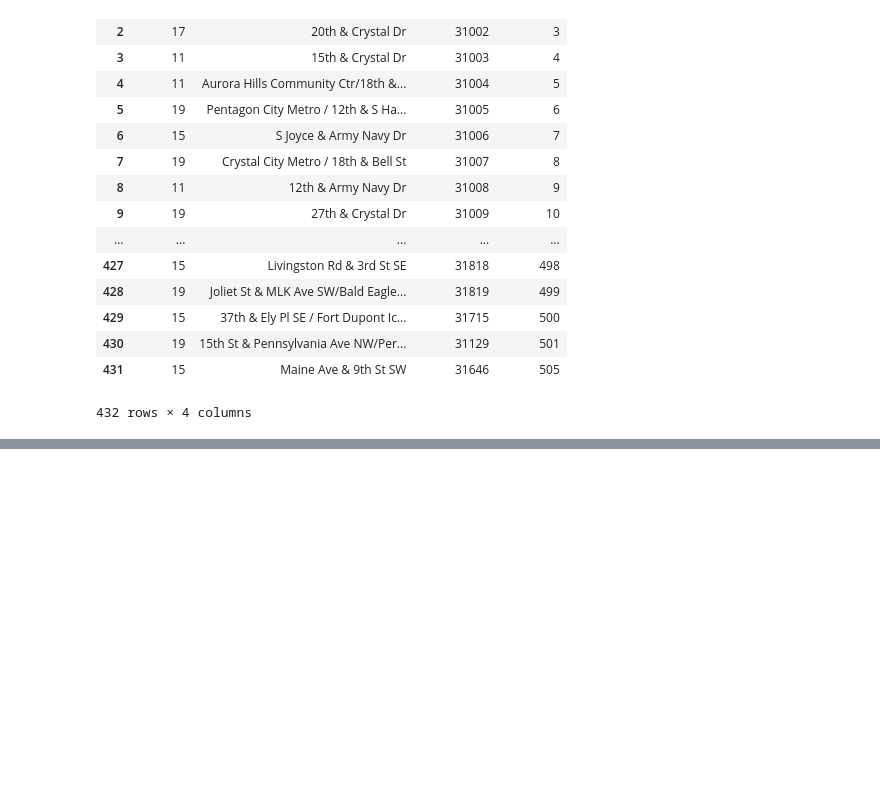
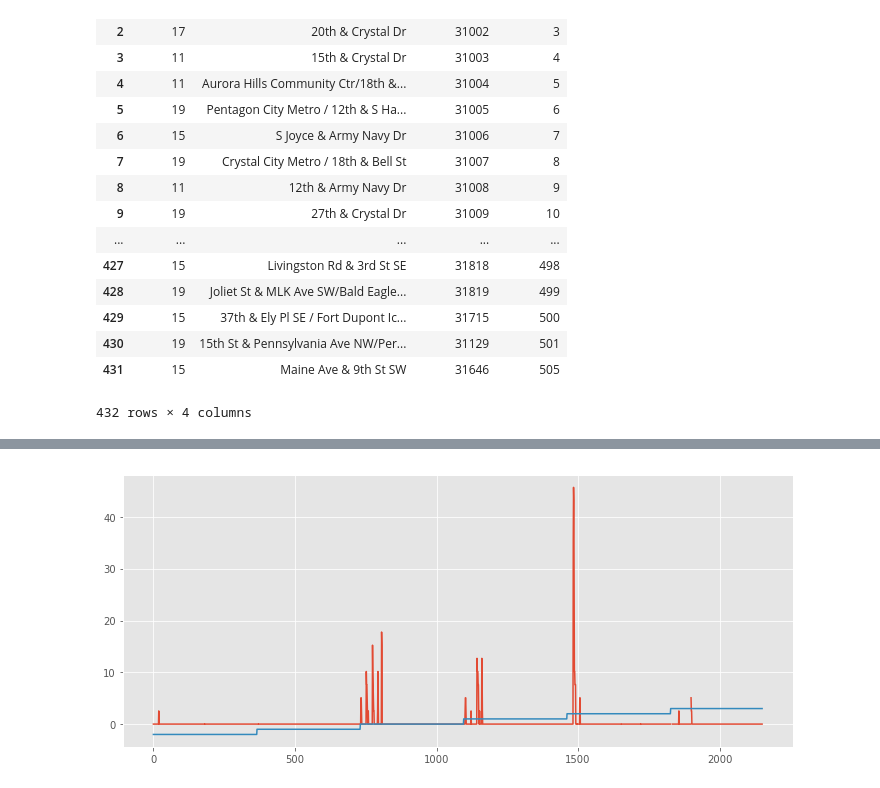
Before and after one commit to vladimirbelyaev/ml_project, a Jupyter notebook: prepare data 2.ipynb, the cells around one changed output, grey strips where cells are left out. Cells and saved outputs as stored; diff of their text form; code cells hidden in the pictures; blank space fills up the shorter version.

```diff
--- a/prepare data 2.ipynb
+++ b/prepare data 2.ipynb
@@ -1,6 +1,13 @@
 # %%
 import pandas as pd
 import numpy as np
+
+import matplotlib.pyplot as plt
+
+%matplotlib inline
+
+plt.style.use('ggplot')
+plt.rcParams['figure.figsize'] = (12,5)
 # %%
 df_data = pd.read_csv("data/2015-2016fixed.csv", delimiter=';')
 df_data = df_data.drop(df_data.columns[0], axis = 1)
@@ -229,0 +235,6 @@ Index: []
+# %%
+df_weather = pd.read_csv('Weather/weather_DC_Washongton_clean.gz', compression='gzip')
+df_weather = df_weather.drop(df_weather.columns[0], axis = 1)
+df_weather.date = pd.to_datetime(df_weather.date)
+df_weather = df_weather.set_index('date')
+df_weather.head().T
@@ -229,0 +260,11 @@ Index: []
+# %%
+def plot_with_T(values):
+    values = values.copy().values
+    values[values == 'T'] = -1.0
+    values = values.astype(np.float)
+    plt.plot(np.arange(df_weather.index.values.shape[0]), values)
+    plt.plot(np.arange(df_weather.index.values.shape[0]), pd.to_datetime(df_weather.index).year - 2014)
+# %%
+plot_with_T(df_weather.snowdepthm)
+# %% [output]
+[figure, added]
```
Also changed, not shown: parts of 25 cells of this notebook.
